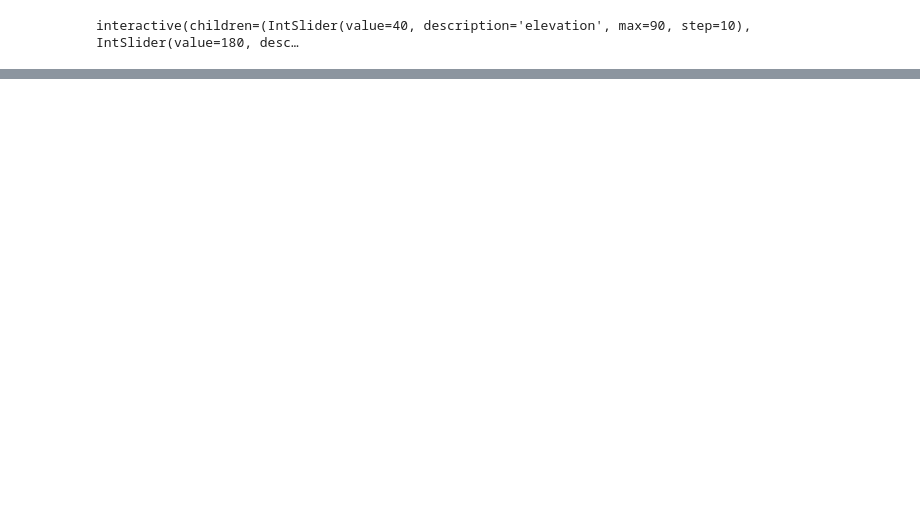
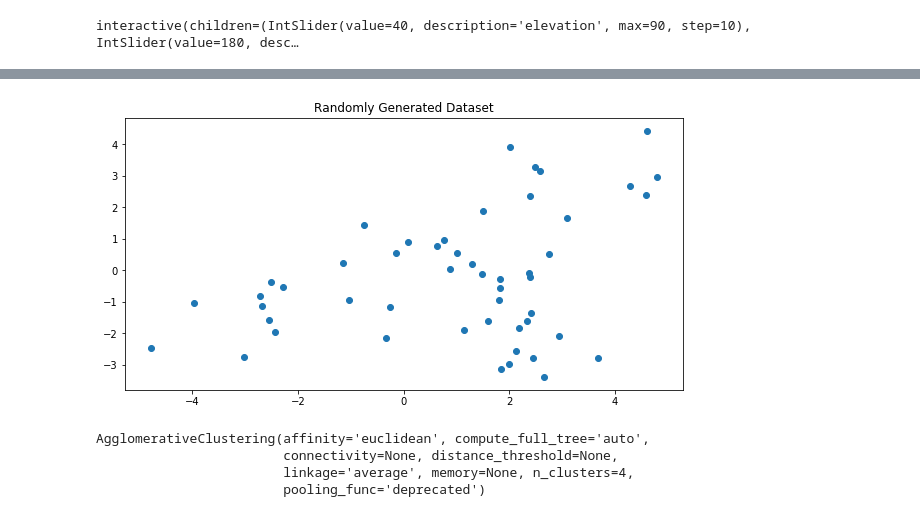
Before and after one commit to amypeniston/data-science-toolbox, a Jupyter notebook: Machine_Learning.ipynb, the cells around one changed output, grey strips where cells are left out. Drawn from its saved outputs; the diff is of its cells as text; code cells hidden in the pictures; blank space fills up the shorter version.

```diff
--- a/Machine_Learning.ipynb
+++ b/Machine_Learning.ipynb
@@ -948,0 +978,20 @@ interactive(children=(IntSlider(value=40, description='elevation', max=90, step=
+# %%
+# Generate random cluster data
+X1, y1 = make_blobs(n_samples=50, centers=[[1,0],[3,2],[-2,-1],[2,-2]], cluster_std=1)
+# %%
+# Visualize the data
+plt.scatter(X1[:,0], X1[:,1])
+
+plt.title("Randomly Generated Dataset")
+plt.show()
+# %% [output]
+[figure, added]
+# %%
+# Fit agglomerative algorithm
+agglom = AgglomerativeClustering(n_clusters=4, linkage="average")
+agglom.fit(X1, y1)
+# %% [output]
+AgglomerativeClustering(affinity='euclidean', compute_full_tree='auto',
+                        connectivity=None, distance_threshold=None,
+                        linkage='average', memory=None, n_clusters=4,
+                        pooling_func='deprecated')
```
Also changed, not shown: parts of 16 cells of this notebook.
